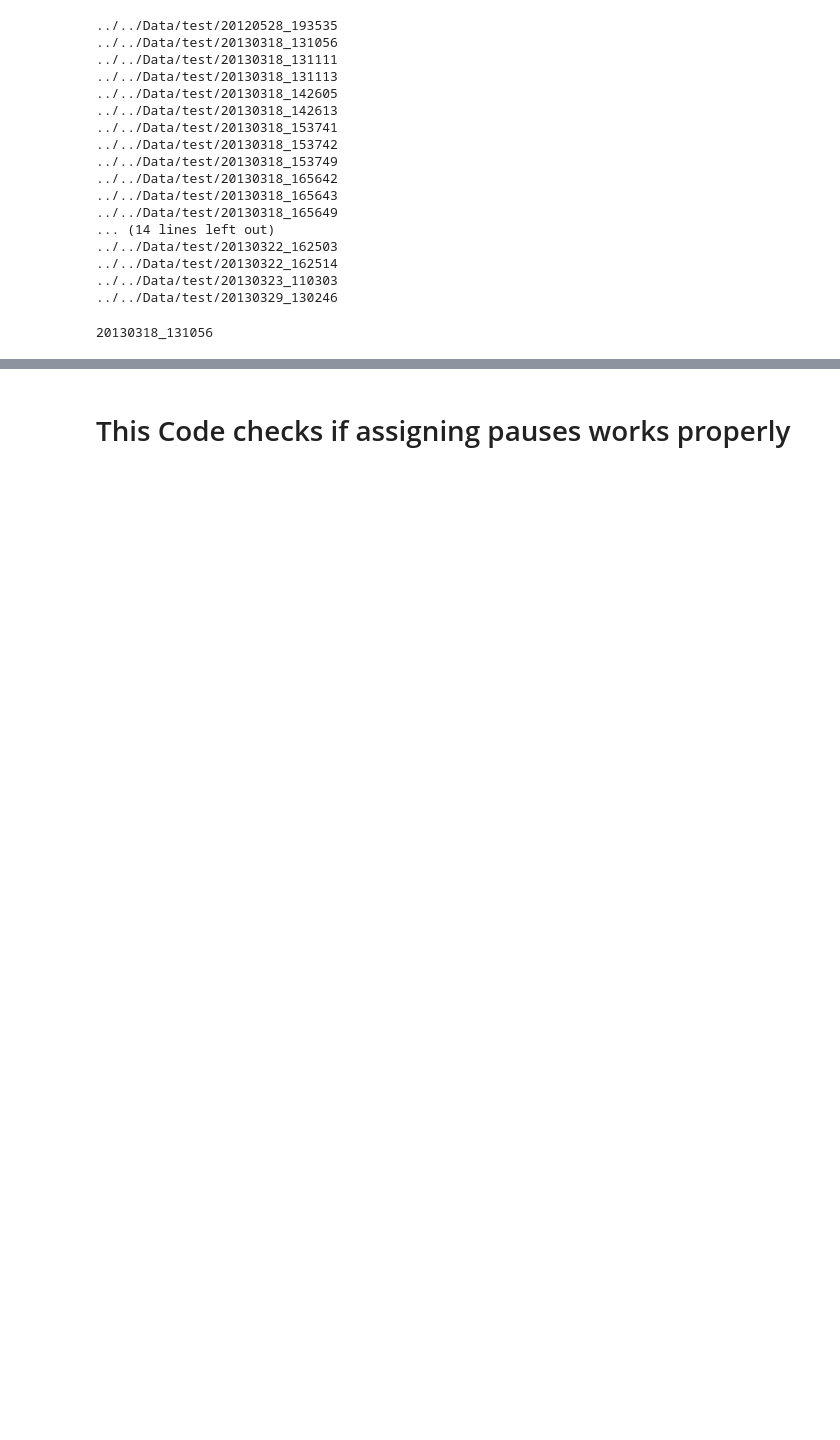
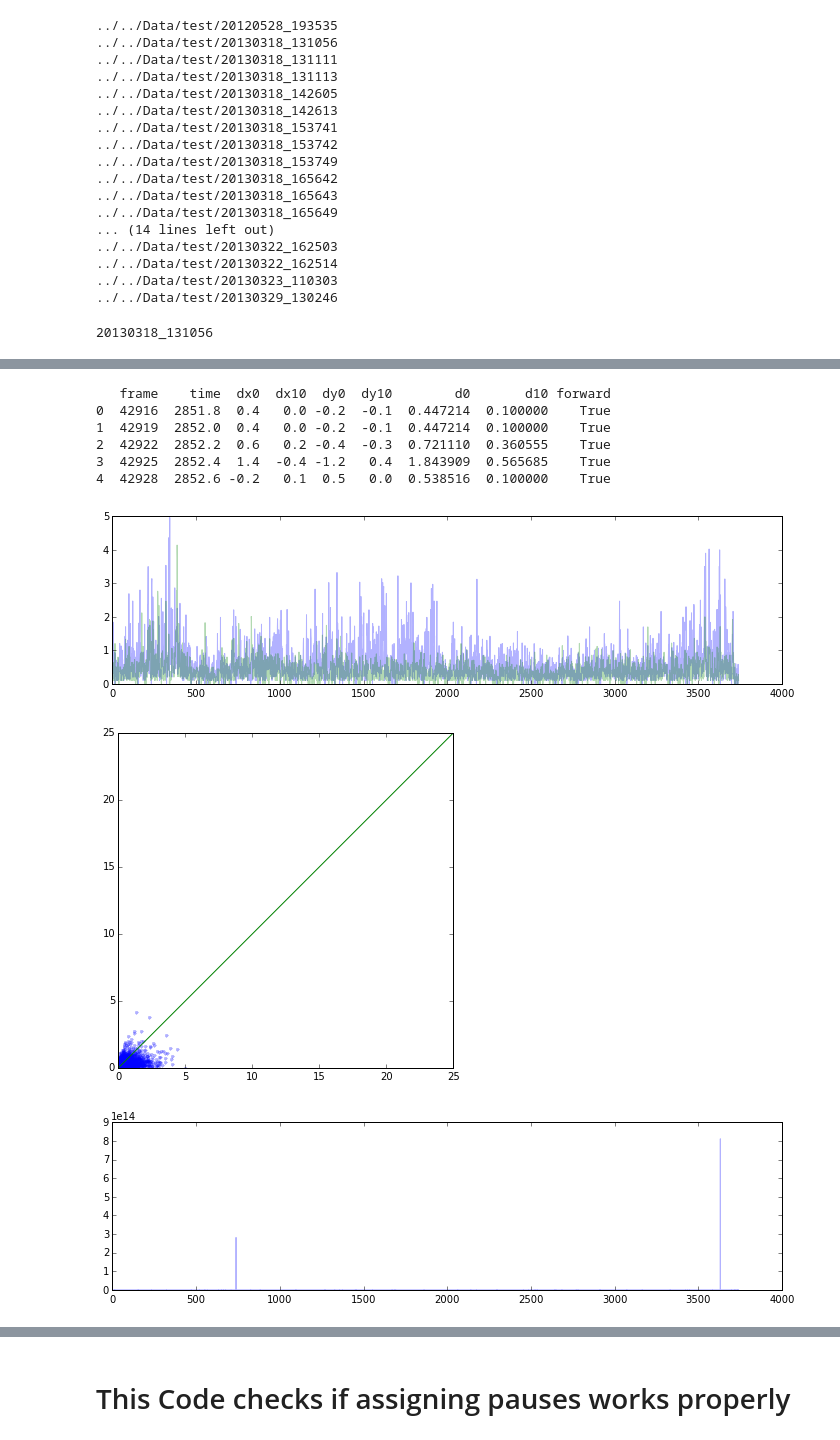
Before and after one commit to amarallab/waldo, a Jupyter notebook: workbooks/dev/behavior_coding.ipynb, the cells around one changed output, grey strips where cells are left out. Saved outputs shown, nothing was run; the diff lists cells and outputs as text; code cells hidden in the pictures; blank space fills up the shorter version.

```diff
--- a/workbooks/dev/behavior_coding.ipynb
+++ b/workbooks/dev/behavior_coding.ipynb
@@ -100,10 +94,0 @@ len(d)
-# %%
-
-d = blob_df.dropna(subset=['midline'])
-n_rows = len(d)
-x_midlines = np.zeros(shape=(n_rows, 11))
-y_midlines = np.zeros(shape=(n_rows, 11))
-for i, (_, row) in enumerate(d.iterrows()):
-    x, y = zip(*row['midline'])
-    x_midlines[i] = x
-    y_midlines[i] = y
@@ -164,3 +183,42 @@ writer = Writer(fps=30, metadata=dict(artist='Me'), bitrate=-1)
+# %%
+def things(x_df, y_df):
+    props = x_df[['frame', 'time']].copy()
+    props.loc[:, 'dx0'] = x_df[0].diff()
+    props.loc[:, 'dx10'] = x_df[10].diff()
+    props.loc[:, 'dy0'] = y_df[0].diff()
+    props.loc[:, 'dy10'] = y_df[10].diff()
+    props = props.fillna(method='bfill')
+    props.loc[:, 'd0'] = np.sqrt(props['dx0']**2 + props['dy0']**2)
+    props.loc[:, 'd10'] = np.sqrt(props['dx10']**2 + props['dy10']**2)
+    props.loc[:, 'forward'] = props['d0'] > props['d10']
+    fig, ax = plt.subplots(figsize=(12,3))
+    ax.plot(props['d0'], alpha=0.3)
+    ax.plot(props['d10'], alpha=0.3)
+
+    fig, ax = plt.subplots(figsize=(6,6))
+    ax.plot(props['d0'], props['d10'], '.', alpha=0.3)
+    ax.plot([0, 25], [0, 25])
+
+    fig, ax = plt.subplots(figsize=(12,3))
+    ax.plot(props['d10'] /props['d0'] , alpha=0.3)
+    #ax.plot(props['d10'], alpha=0.3)
+    print(props.head())
+
+i = 4
+df = bc.split_df(bc.df)[i]
+x_df2 = bc.split_df(x_df)[i]
+y_df2 = bc.split_df(y_df)[i]
+things(x_df2, y_df2)
+# %% [output]
+   frame    time  dx0  dx10  dy0  dy10        d0       d10 forward
+0  42916  2851.8  0.4   0.0 -0.2  -0.1  0.447214  0.100000    True
+1  42919  2852.0  0.4   0.0 -0.2  -0.1  0.447214  0.100000    True
+2  42922  2852.2  0.6   0.2 -0.4  -0.3  0.721110  0.360555    True
+3  42925  2852.4  1.4  -0.4 -1.2   0.4  1.843909  0.565685    True
+4  42928  2852.6 -0.2   0.1  0.5   0.0  0.538516  0.100000    True
+[figure, added]
+[figure, added]
+[figure, added]
 # %%
 worm_shape = Worm_Shape()
 worm_shape.read_blob_df(blob_df)
```
Also changed, not shown: parts of 24 cells of this notebook, 2 other files.
